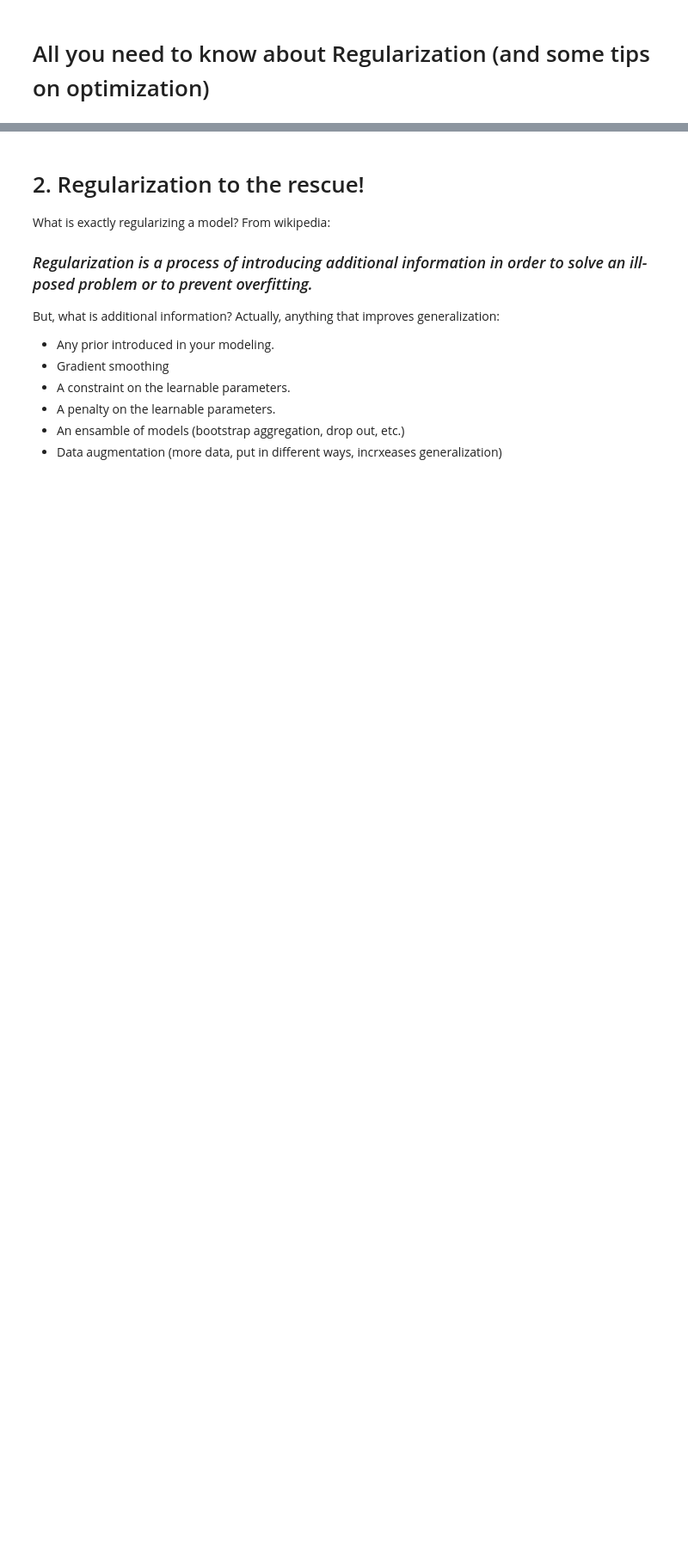
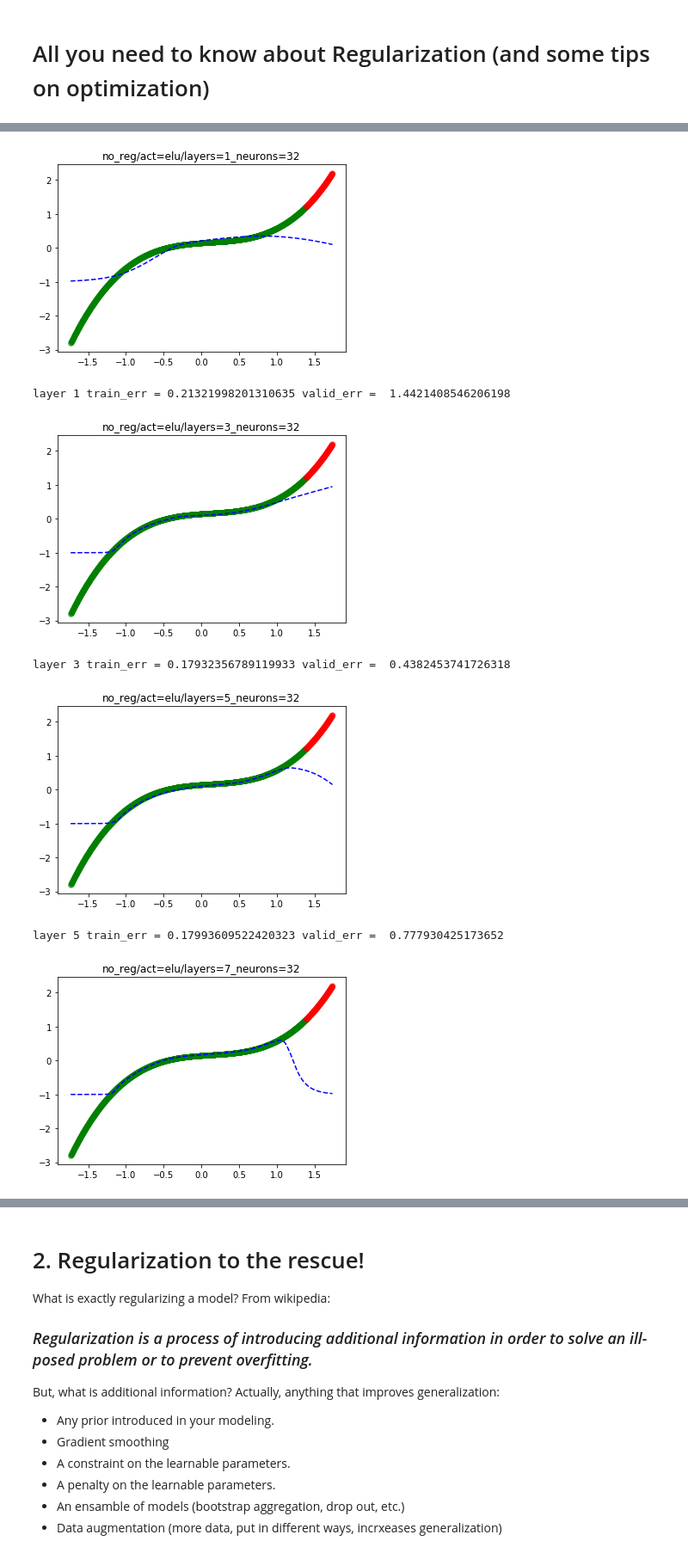
Before and after one commit to bichopaulinho/DeepLearningCourse, a Jupyter notebook: 04_Optimization/10_Regularization-student_version.ipynb, the cells around one changed output, grey strips where cells are left out. Shown at 86% size. Drawn from its saved outputs; the diff is of its cells as text; code cells hidden in the pictures; blank space fills up the shorter version.

```diff
--- a/04_Optimization/10_Regularization-student_version.ipynb
+++ b/04_Optimization/10_Regularization-student_version.ipynb
@@ -104,15 +108,15 @@ def train_model(layers=1, neurons=64, act='relu', lr=1e-3, epochs=50, batch_size
     # Build model
     m = K.models.Sequential()
     # add first hiden layer
-    m.add(?)
+    m.add(K.layers.Dense(neurons,input_shape=(1,), activation=act))
     # recursevely stack more layers, with 'neurons' neurons
     for _ in np.arange(layers-1):
-        m.add(?)
+        m.add(K.layers.Dense(neurons, activation=act))
     # add the last layer for regression
     m.add(K.layers.Dense(1, activation=act))
 
     # Compile
-    ?
+    m.compile(optimizer= K.optimizers.rmsprop(lr=lr),loss = K.losses.mse)
 
     # logging
     arch = 'no_reg/act={}/layers={}_neurons={}'.format(act, layers, neurons)
@@ -121,7 +125,10 @@ def train_model(layers=1, neurons=64, act='relu', lr=1e-3, epochs=50, batch_size
                                   write_graph=True, write_images=False)
 
     # fit: use tensboard as callback if provided
-    ?
+    h = m.fit(x_train_norm, y_train_norm, batch_size = batch_size, epochs = epochs,
+              validation_split = split,
+              callbacks = [tensorboard] if log else None,
+              verbose = verbose, shuffle = True)
 
     history_dict = h.history
     err_train = np.mean(history_dict['loss'][-20:-1])
@@ -138,0 +143,26 @@ def train_model(layers=1, neurons=64, act='relu', lr=1e-3, epochs=50, batch_size
+# %%
+# get the error in train and evaluation for NN with 1,3,5,7 and 9 layers
+neurons = 32
+act = 'elu'
+lr = 1e-3
+batch_size = 100
+epochs = 50
+
+train_error= []
+valid_error = []
+
+num_layers = [1,3,5,7,9]
+for ll in num_layers:
+    m, train_err, val_err = train_model(layers=ll, neurons=neurons, act=act, lr=lr, epochs=epochs, batch_size=batch_size, split=0.2,
+                clear_session=True, log=True, plot=True, verbose=0)
+    print('layers', ll, 'train_err =', train_err, 'valid_err = ', val_err)
+    train_error.append(train_err)
+    valid_error.append(val_err)
+# %% [output]
+[figure, added]
+layer 1 train_err = 0.21321998201310635 valid_err =  1.4421408546206198
+[figure, added]
+layer 3 train_err = 0.17932356789119933 valid_err =  0.4382453741726318
+[figure, added]
+layer 5 train_err = 0.17993609522420323 valid_err =  0.777930425173652
+[figure, added]
```
Also changed, not shown: parts of 9 cells of this notebook, 2 other files.
